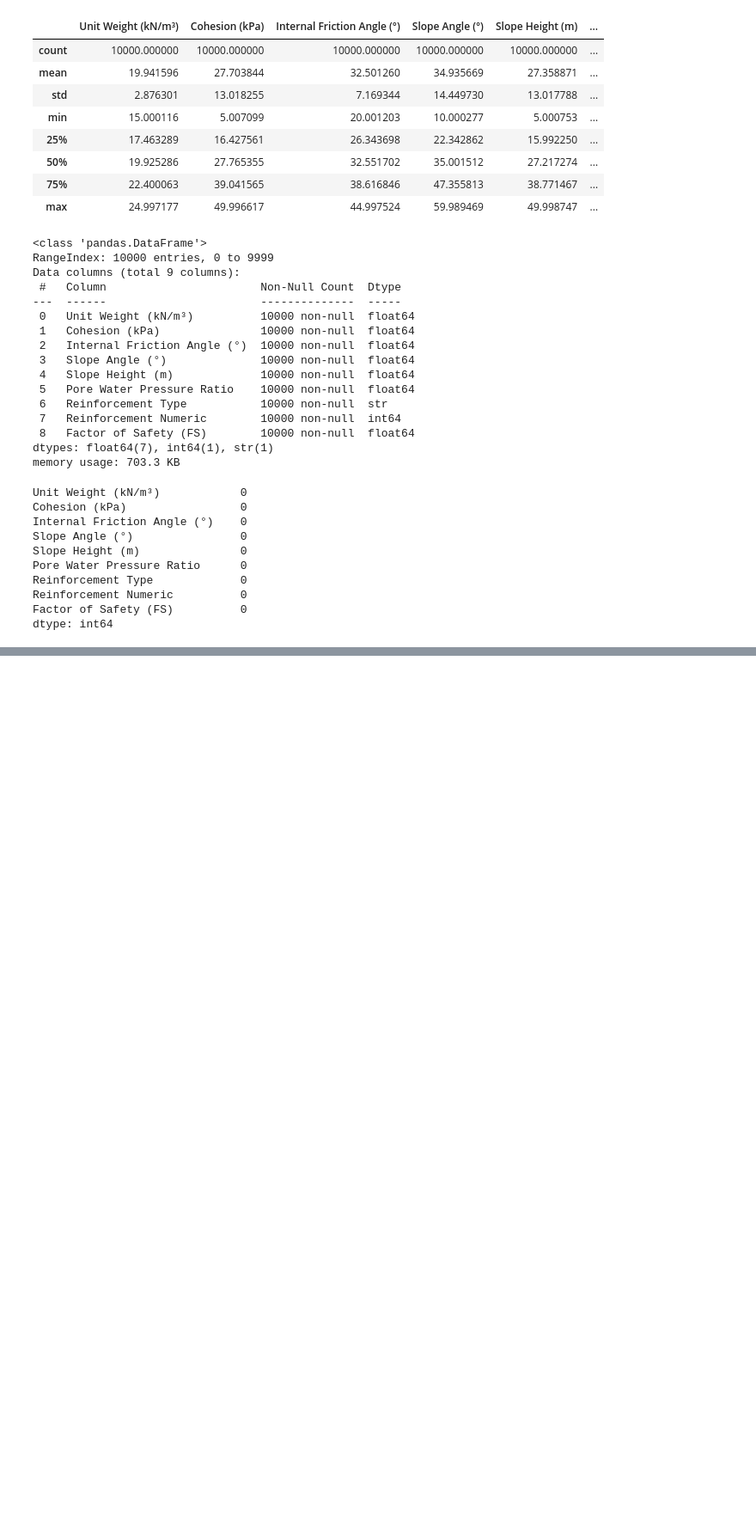
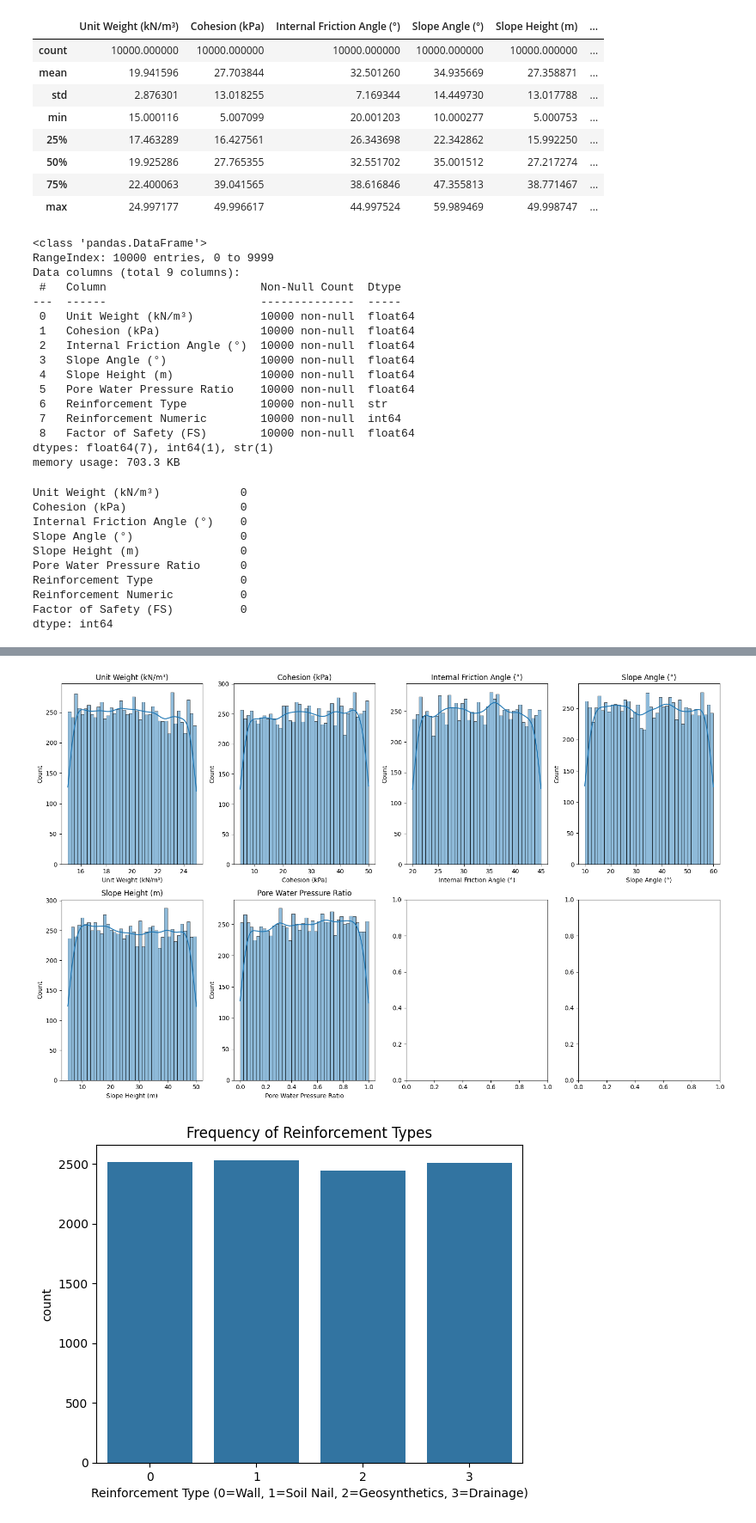
Before and after one commit to Yashar7800/Slope-Stability-Prediction, a Jupyter notebook: research/02_data_preprocessing.ipynb, the cells around one changed output, grey strips where cells are left out. Shown at 86% size. Cells and saved outputs as stored; diff of their text form; code cells hidden in the pictures; blank space fills up the shorter version.

```diff
--- a/research/02_data_preprocessing.ipynb
+++ b/research/02_data_preprocessing.ipynb
@@ -88,0 +186,20 @@ dtype: int64
+# %%
+fig, axes = plt.subplots(2, 4, figsize=(16, 10))
+features = ['Unit Weight (kN/m³)', 'Cohesion (kPa)', 'Internal Friction Angle (°)',
+            'Slope Angle (°)', 'Slope Height (m)', 'Pore Water Pressure Ratio']
+
+for i, feat in enumerate(features):
+    ax = axes.flatten()[i]
+    sns.histplot(data[feat], bins=40, kde=True, ax=ax)
+    ax.set_title(feat)
+plt.tight_layout()
+plt.show()
+
+# Reinforcement type
+sns.countplot(data=data, x='Reinforcement Numeric')
+plt.title('Frequency of Reinforcement Types')
+plt.xlabel('Reinforcement Type (0=Wall, 1=Soil Nail, 2=Geosynthetics, 3=Drainage)')
+plt.show()
+# %% [output]
+[figure, added]
+[figure, added]
```
Also changed, not shown: parts of 12 cells of this notebook, 16 other files.
